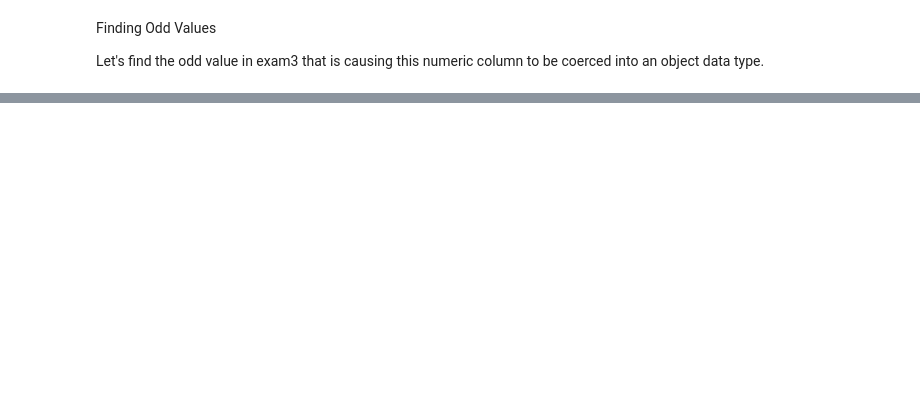
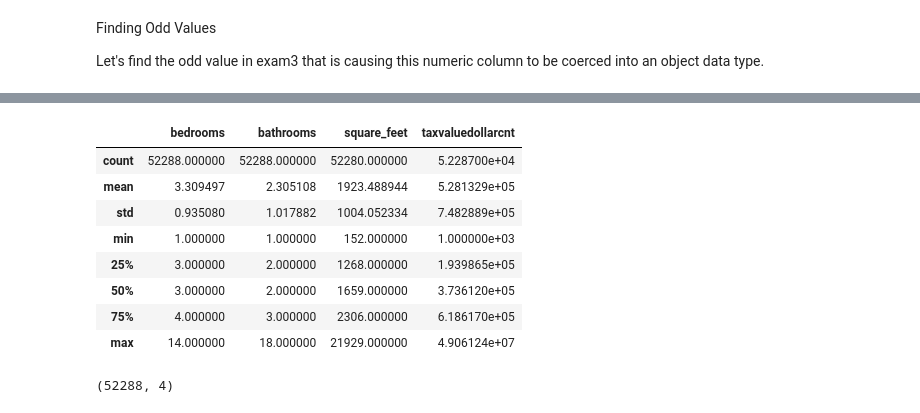
Before and after one commit to KristineCabanela/regression-project, a Jupyter notebook: wrangle.ipynb, the cells around one changed output, grey strips where cells are left out. Saved outputs shown, nothing was run; the diff lists cells and outputs as text; code cells hidden in the pictures; blank space fills up the shorter version.

```diff
--- a/wrangle.ipynb
+++ b/wrangle.ipynb
@@ -244,0 +257,30 @@ memory usage: 130.6 MB
+# %%
+#will update
+
+def wrangle_zillow():
+    '''
+    Read student_grades csv file into a pandas DataFrame,
+    drop student_id column, replace whitespaces with NaN values,
+    drop any rows with Null values, convert all columns to int64,
+    return cleaned student grades DataFrame.
+    '''
+    # Acquire data from csv file.
+    df = get_data_from_sql()
+
+    # Replace white space values with NaN values.
+    df = df.replace(r'^\s*$', np.nan, regex=True)
+
+    # Drop all rows with NaN values.
+    df = df[df.bathrooms != 0]
+    df = df[df.bedrooms != 0]
+
+    # Convert all columns to int64 data types.
+
+
+    # clean data with split
+
+
+
+    return df
+# %%
+zillow = wrangle_zillow()
@@ -244,0 +310,16 @@ memory usage: 130.6 MB
+# %%
+zillow.describe()
+# %% [output]
+|  | bedrooms | bathrooms | square_feet | taxvaluedollarcnt |
+| count | 52288.000000 | 52288.000000 | 52280.000000 | 5.228700e+04 |
+| mean | 3.309497 | 2.305108 | 1923.488944 | 5.281329e+05 |
+| std | 0.935080 | 1.017882 | 1004.052334 | 7.482889e+05 |
+| min | 1.000000 | 1.000000 | 152.000000 | 1.000000e+03 |
+| 25% | 3.000000 | 2.000000 | 1268.000000 | 1.939865e+05 |
+| 50% | 3.000000 | 2.000000 | 1659.000000 | 3.736120e+05 |
+| 75% | 4.000000 | 3.000000 | 2306.000000 | 6.186170e+05 |
+| max | 14.000000 | 18.000000 | 21929.000000 | 4.906124e+07 |
+# %%
+zillow.shape
+# %% [output]
+(52288, 4)
```
Also changed, not shown: parts of 27 cells of this notebook.
